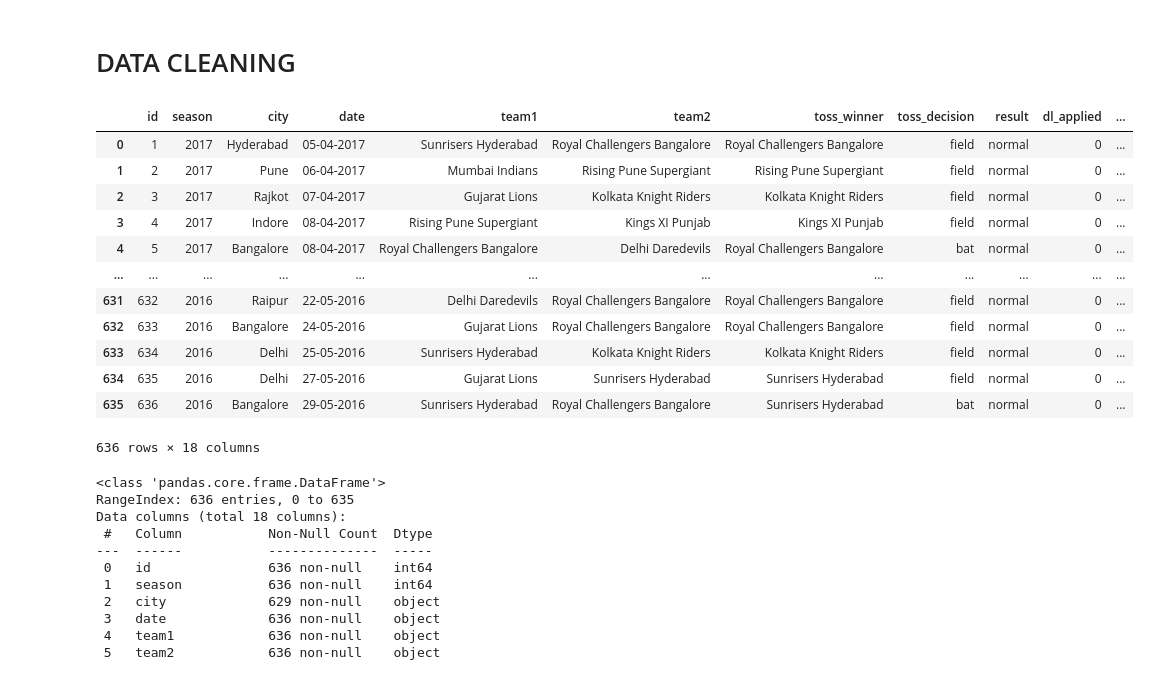
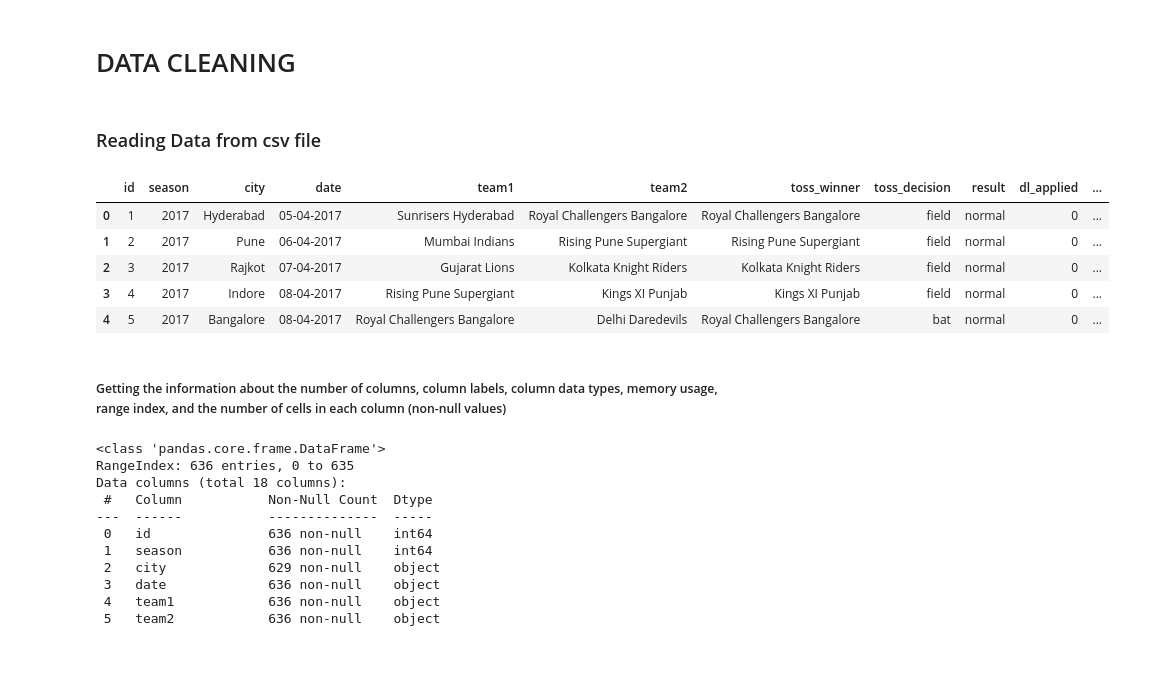
Before and after one commit to aman-pandey24/EDA_Project, a Jupyter notebook: IPL DATASET.ipynb, the cells around one changed output. Saved outputs shown, nothing was run; the diff lists cells and outputs as text; code cells hidden in the pictures.

```diff
--- a/IPL DATASET.ipynb
+++ b/IPL DATASET.ipynb
@@ -10,23 +20,20 @@ import warnings
 warnings.filterwarnings("ignore")
 # %% [markdown]
 # DATA CLEANING
+# %% [markdown]
+### Reading Data from csv file
 # %%
 df=pd.read_csv("C:/Users/Dell/Downloads/matches.csv")
-df
+df.head()
 # %% [output]
 |  | id | season | city | date | team1 | team2 | toss_winner | toss_decision | result | dl_applied | ... |
 | 0 | 1 | 2017 | Hyderabad | 05-04-2017 | Sunrisers Hyderabad | Royal Challengers Bangalore | Royal Challengers Bangalore | field | normal | 0 | ... |
 | 1 | 2 | 2017 | Pune | 06-04-2017 | Mumbai Indians | Rising Pune Supergiant | Rising Pune Supergiant | field | normal | 0 | ... |
 | 2 | 3 | 2017 | Rajkot | 07-04-2017 | Gujarat Lions | Kolkata Knight Riders | Kolkata Knight Riders | field | normal | 0 | ... |
 | 3 | 4 | 2017 | Indore | 08-04-2017 | Rising Pune Supergiant | Kings XI Punjab | Kings XI Punjab | field | normal | 0 | ... |
 | 4 | 5 | 2017 | Bangalore | 08-04-2017 | Royal Challengers Bangalore | Delhi Daredevils | Royal Challengers Bangalore | bat | normal | 0 | ... |
-| ... | ... | ... | ... | ... | ... | ... | ... | ... | ... | ... | ... |
-| 631 | 632 | 2016 | Raipur | 22-05-2016 | Delhi Daredevils | Royal Challengers Bangalore | Royal Challengers Bangalore | field | normal | 0 | ... |
-| 632 | 633 | 2016 | Bangalore | 24-05-2016 | Gujarat Lions | Royal Challengers Bangalore | Royal Challengers Bangalore | field | normal | 0 | ... |
-| 633 | 634 | 2016 | Delhi | 25-05-2016 | Sunrisers Hyderabad | Kolkata Knight Riders | Kolkata Knight Riders | field | normal | 0 | ... |
-| 634 | 635 | 2016 | Delhi | 27-05-2016 | Gujarat Lions | Sunrisers Hyderabad | Sunrisers Hyderabad | field | normal | 0 | ... |
-| 635 | 636 | 2016 | Bangalore | 29-05-2016 | Sunrisers Hyderabad | Royal Challengers Bangalore | Sunrisers Hyderabad | bat | normal | 0 | ... |
-636 rows × 18 columns
+# %% [markdown]
+##### Getting the information about the number of columns, column labels, column data types, memory usage, range index, and the number of cells in each column (non-null values)
 # %%
 df.info()
 # %% [output]
```
Also changed, not shown: parts of 81 cells of this notebook.
